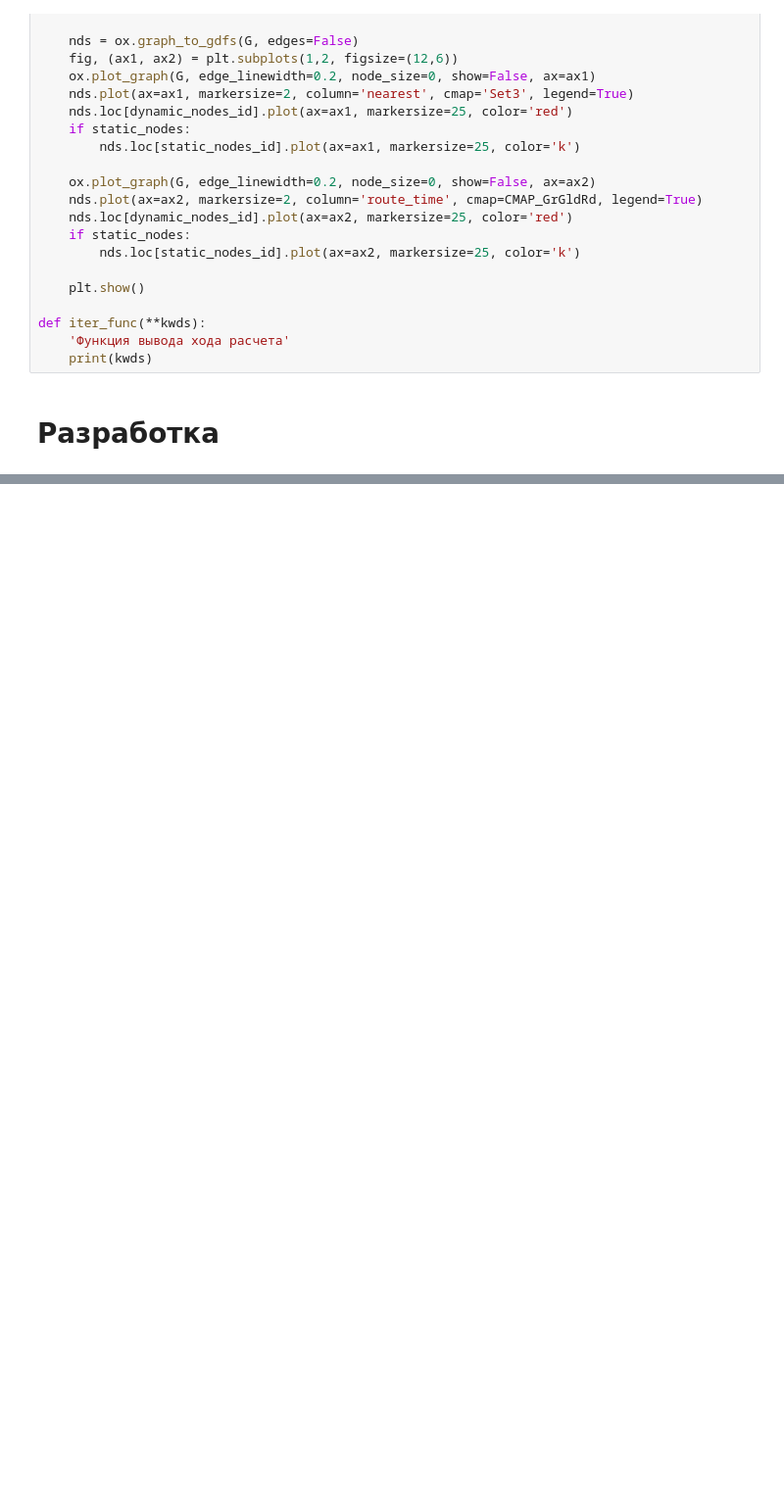
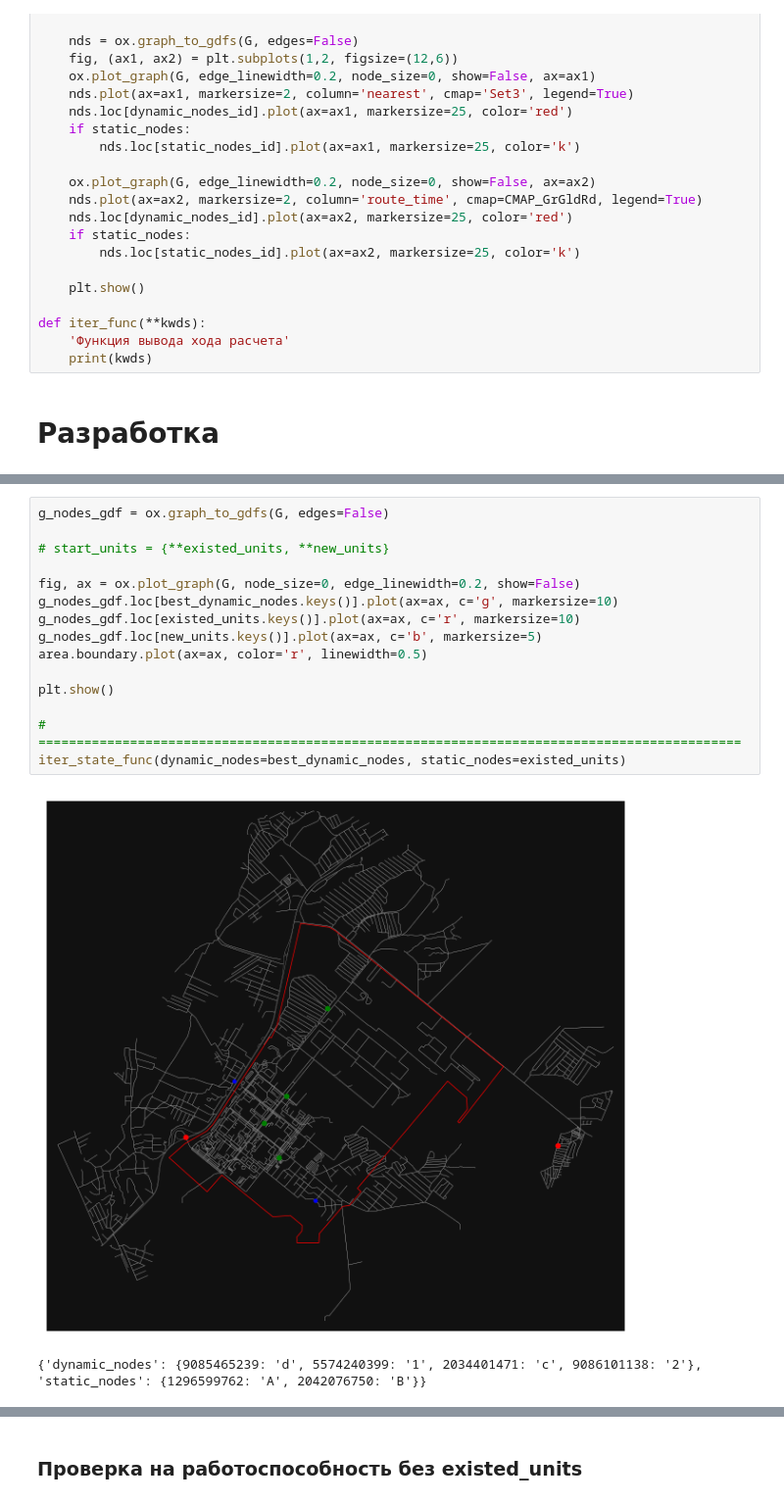
Before and after one commit to Obsidian-pb/genesis, a Jupyter notebook: work/genesis/lscp_construct.ipynb, the cells around one changed output, grey strips where cells are left out. Shown at 98% size. Saved outputs shown, nothing was run; the diff lists cells and outputs as text; blank space fills up the shorter version.

```diff
--- a/work/genesis/lscp_construct.ipynb
+++ b/work/genesis/lscp_construct.ipynb
@@ -312,0 +488,18 @@ iter_state_func(dynamic_nodes=best_dynamic_nodes, static_nodes=existed_units)
+# %%
+g_nodes_gdf = ox.graph_to_gdfs(G, edges=False)
+
+# start_units = {**existed_units, **new_units}
+
+fig, ax = ox.plot_graph(G, node_size=0, edge_linewidth=0.2, show=False)
+g_nodes_gdf.loc[best_dynamic_nodes.keys()].plot(ax=ax, c='g', markersize=10)
+g_nodes_gdf.loc[existed_units.keys()].plot(ax=ax, c='r', markersize=10)
+g_nodes_gdf.loc[new_units.keys()].plot(ax=ax, c='b', markersize=5)
+area.boundary.plot(ax=ax, color='r', linewidth=0.5)
+
+plt.show()
+
+# ============================================================================================
+iter_state_func(dynamic_nodes=best_dynamic_nodes, static_nodes=existed_units)
+# %% [output]
+[figure, added]
+{'dynamic_nodes': {9085465239: 'd', 5574240399: '1', 2034401471: 'c', 9086101138: '2'}, 'static_nodes': {1296599762: 'A', 2042076750: 'B'}}
@@ -312,0 +507,2 @@ iter_state_func(dynamic_nodes=best_dynamic_nodes, static_nodes=existed_units)
+# %% [markdown]
+### Проверка на работоспособность без existed_units
```
Also changed, not shown: parts of 17 cells of this notebook, 6 other files.
